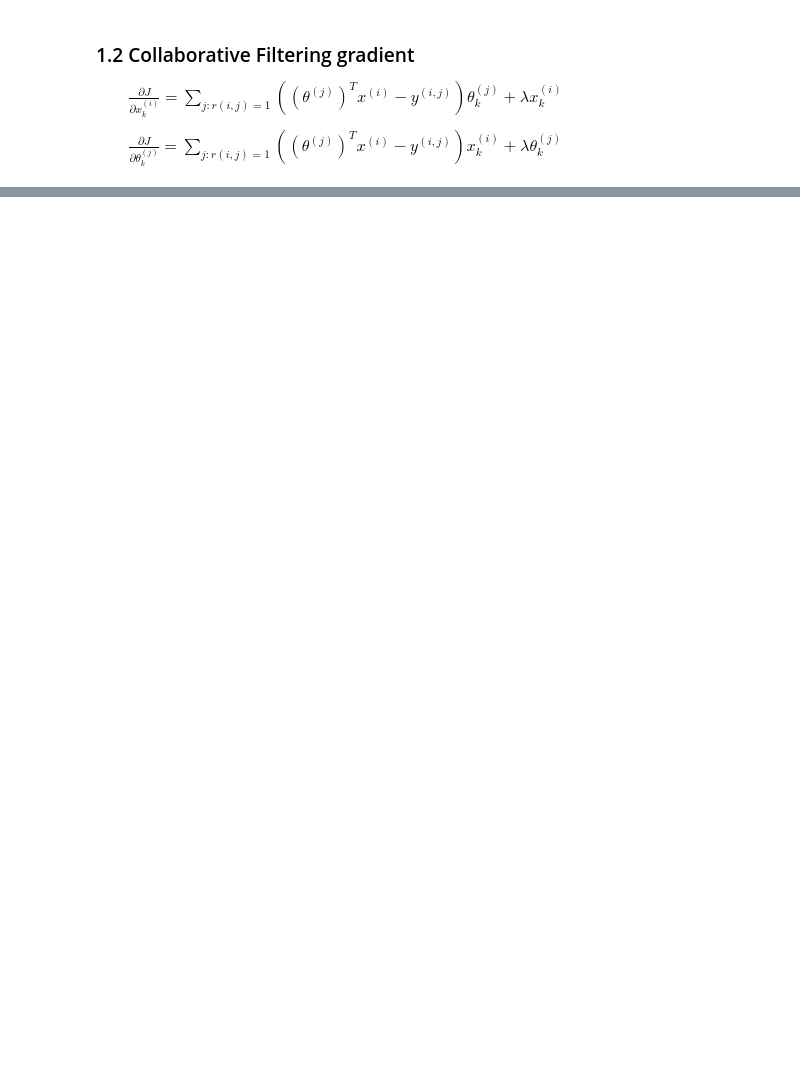
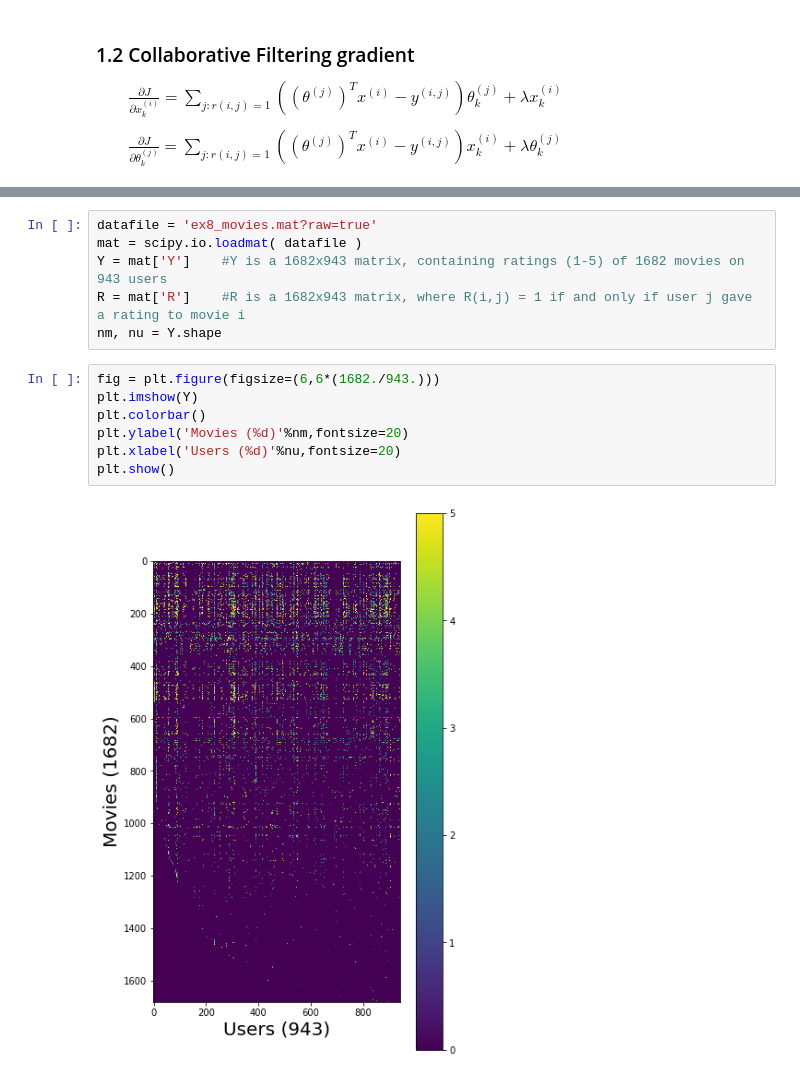
Before and after one commit to jchen8000/MachineLearning, a Jupyter notebook: Anomaly Detection/recommender_system.ipynb, the cells around one changed output, grey strips where cells are left out. Drawn from its saved outputs; the diff is of its cells as text; blank space fills up the shorter version.

```diff
--- a/Anomaly Detection/recommender_system.ipynb
+++ b/Anomaly Detection/recommender_system.ipynb
@@ -56,0 +96,15 @@ FileNotFoundError: ignored
+# %%
+datafile = 'ex8_movies.mat?raw=true'
+mat = scipy.io.loadmat( datafile )
+Y = mat['Y']    #Y is a 1682x943 matrix, containing ratings (1-5) of 1682 movies on 943 users
+R = mat['R']    #R is a 1682x943 matrix, where R(i,j) = 1 if and only if user j gave a rating to movie i
+nm, nu = Y.shape
+# %%
+fig = plt.figure(figsize=(6,6*(1682./943.)))
+plt.imshow(Y)
+plt.colorbar()
+plt.ylabel('Movies (%d)'%nm,fontsize=20)
+plt.xlabel('Users (%d)'%nu,fontsize=20)
+plt.show()
+# %% [output]
+[figure, added]
```
Also changed, not shown: parts of 16 cells of this notebook.
